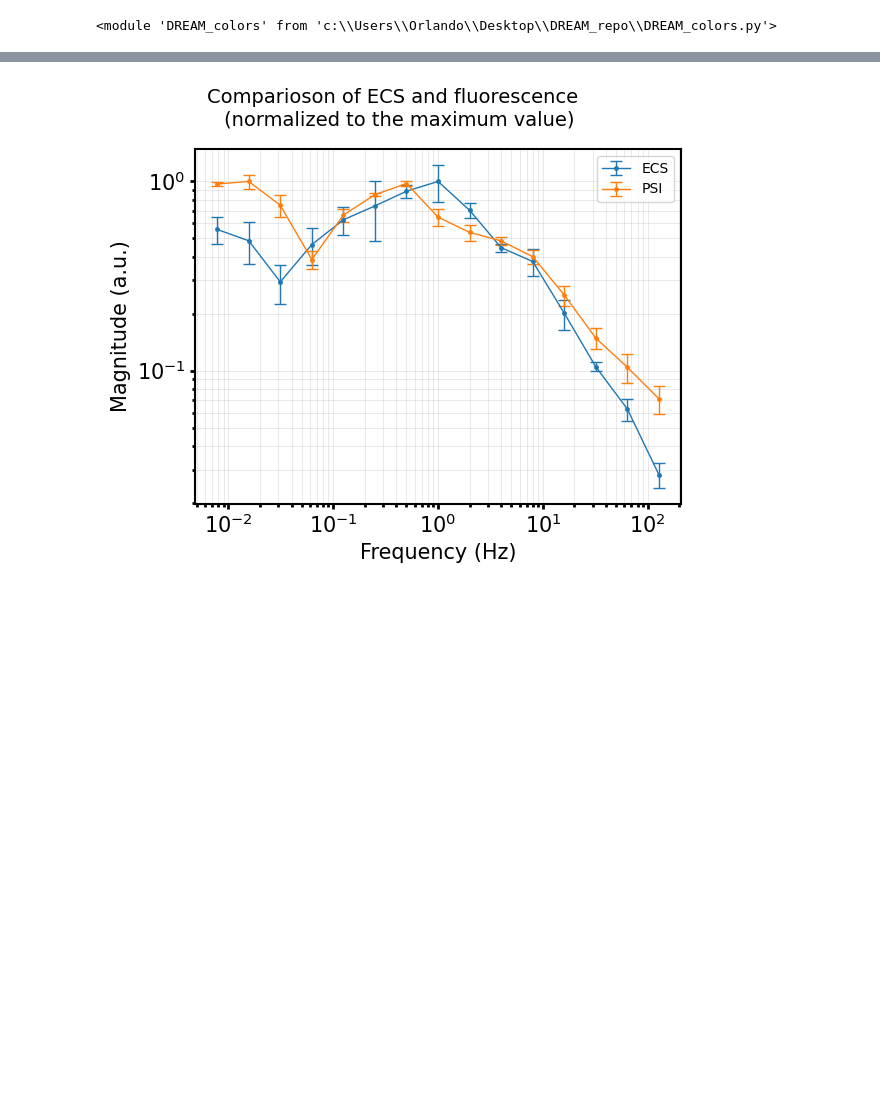
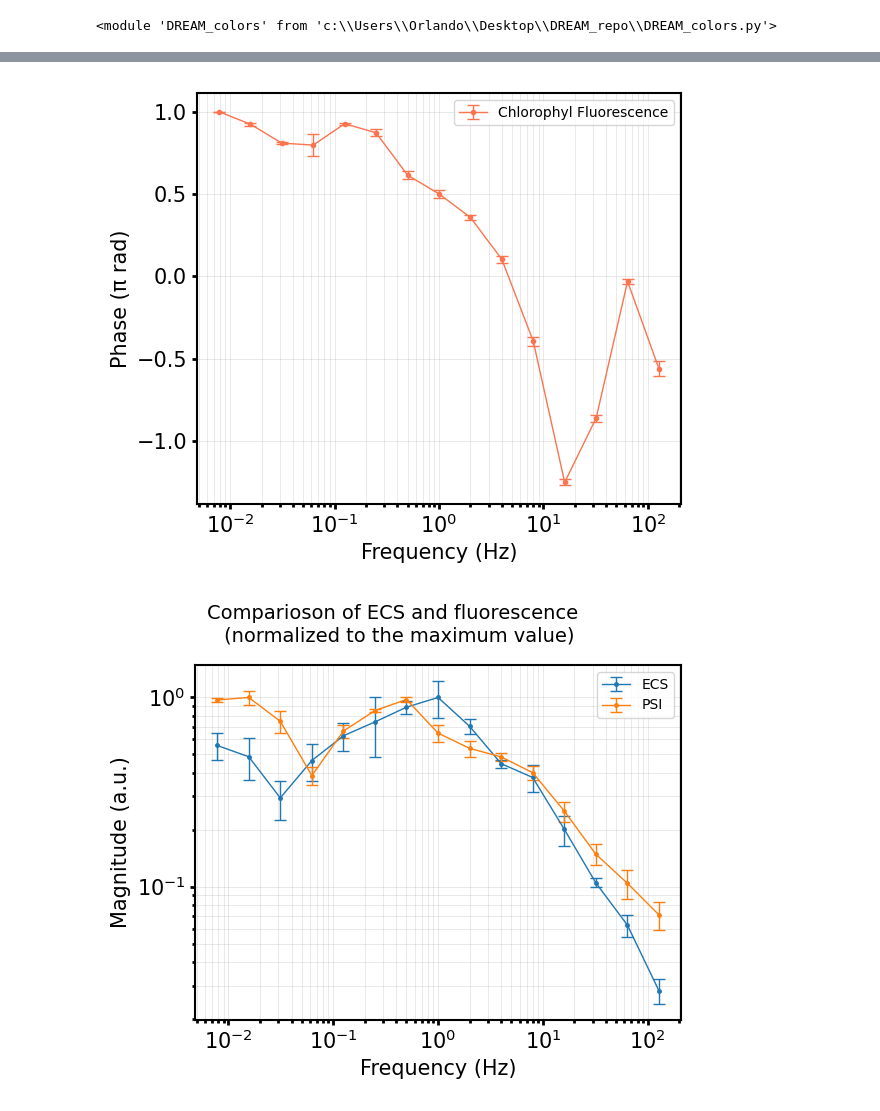
Before and after one commit to orlandomarcelo/DREAM_repo, a Jupyter notebook: Notebooks/compare_bode.ipynb, the cells around one changed output, grey strips where cells are left out. Cells and saved outputs as stored; diff of their text form; code cells hidden in the pictures; blank space fills up the shorter version.

```diff
--- a/Notebooks/compare_bode.ipynb
+++ b/Notebooks/compare_bode.ipynb
@@ -59,3 +59,14 @@ fig.savefig(f"{folder}/compare_ECS_FLUO.png", dpi=400)
+# %%
+phase_fund = np.load(folder + "phase_fund.npy")
+phase_fund_std = np.load(folder + "phase_fund_std.npy")
+# %%
+fig, ax = plt.subplots(figsize=(6,5))
+ax.errorbar(PSI.Frequency, phase_fund/np.pi, fmt = format, markersize = marker, linewidth = 1, color = orange, yerr=phase_fund_std/np.pi, capsize=4, label = "Chlorophyl Fluorescence")
+ax = tools.bode_plot_axes_phase(ax)
+fig.tight_layout()
+fig.savefig(f"{folder}/phase_fluo.png", dpi=400)
+# %% [output]
+[figure, added]
 # %%
 marker = 2.5
 
```
Also changed, not shown: parts of 1 cell of this notebook, 8 other files.
